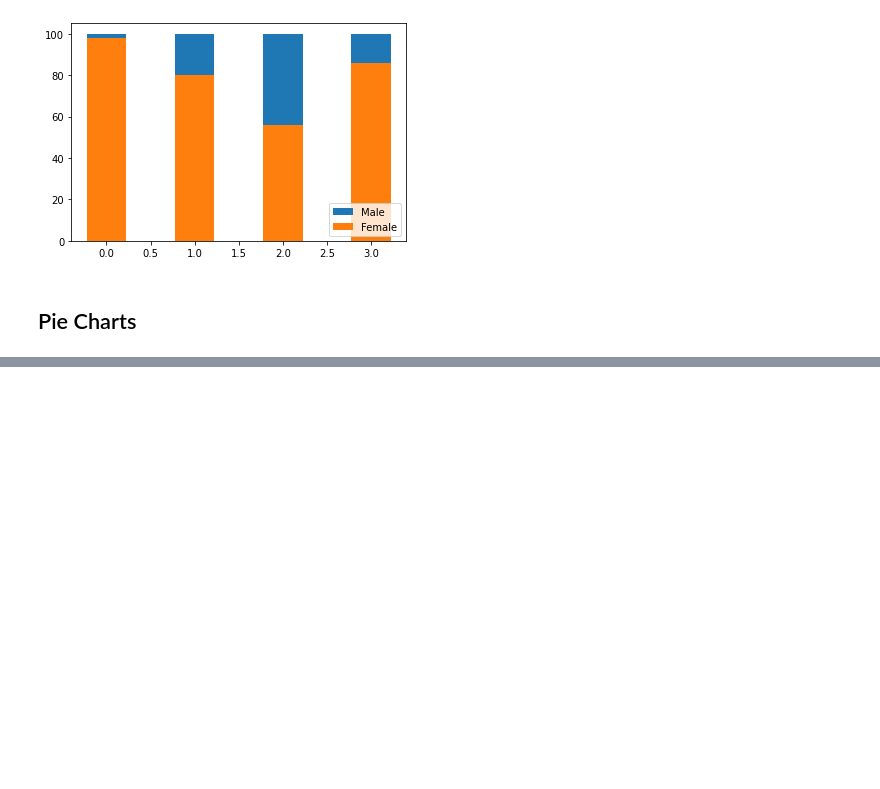
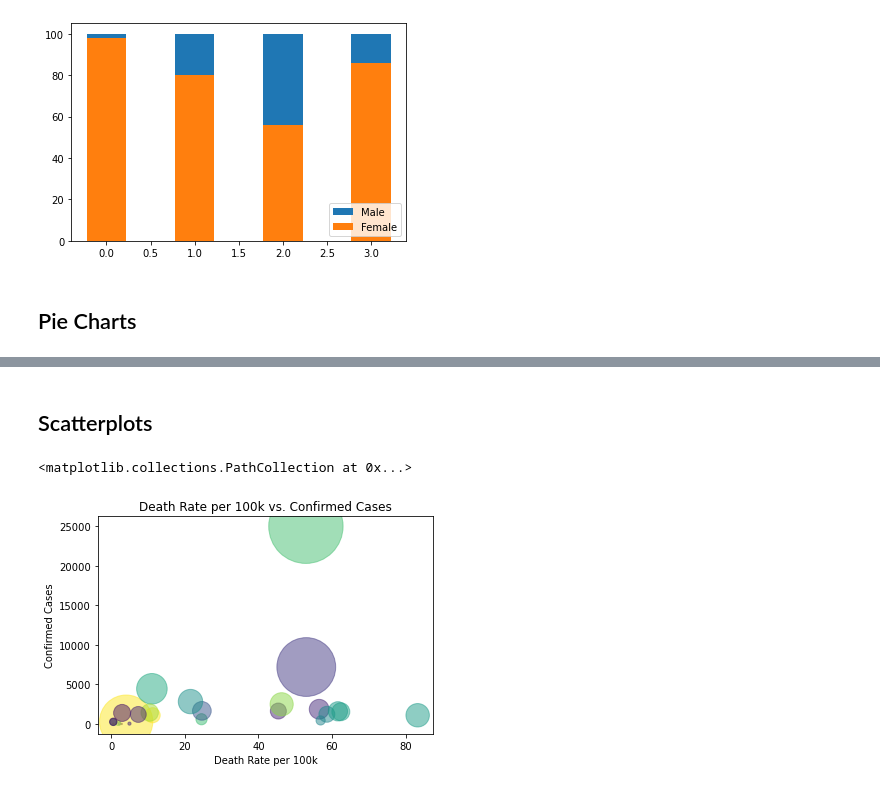
Before and after one commit to Lupercio421/udemy_python_bootcamp, a Jupyter notebook: section_47_matplotlib_tutorial/intro.ipynb, the cells around one changed output, grey strips where cells are left out. Cells and saved outputs as stored; diff of their text form; code cells hidden in the pictures; blank space fills up the shorter version.

```diff
--- a/section_47_matplotlib_tutorial/intro.ipynb
+++ b/section_47_matplotlib_tutorial/intro.ipynb
@@ -344,0 +421,33 @@ plt.legend(wedges, types, loc='right', bbox_to_anchor=(1, 0, 0.5, 1))
+# %% [markdown]
+## Scatterplots
+# %%
+# Country array
+cnt_arr = np.array(['Australia','Brazil','Canada','Chile','France','Germany','Greece',
+                   'Iceland','India','Iran','Italy','Mexico','New Zealand','Nigeria',
+                   'Norway','Pakistan','Peru','Russia','Saudi Arabia','Singapore',
+                   'South Africa','Spain','Sweden','Turkey','UK','US'])
+# Death rate per 100k Coronavirus
+dr_arr = np.array([1.8,53,24.5,56.5,45.4,11.2,2.2,
+                   2.8,4,24.6,58.6,46.3,.5,.5,
+                   4.9,2.9,83.3,11,10.4,.5,
+                   21.5,61.6,56.9,7.3,62.4,52.9])
+# Daily confirmed cases (Tests)
+test_arr = np.array([110,7197,600,1862,1636,1103,35,
+                   10,295,1658,1226,2490,8,243,
+                   48,1395,1101,4447,1443,280,
+                   2830,1602,447,1205,1546,24988])
+# Dot size Confirmed cases
+cc_arr = np.array([24236,3456652,125408,390037,256534,229706,7684,
+                   2035,2836925,350279,255278,537031,1654,50488,
+                   10162,290445,549321,935066,302686,56031,
+                   596060,370867,85411,253108,323008,5529824])
+cc_arr_sm = cc_arr / 1000
+color_arr = np.random.rand(26)
+
+plt.title('Death Rate per 100k vs. Confirmed Cases')
+plt.xlabel('Death Rate per 100k')
+plt.ylabel('Confirmed Cases')
+plt.scatter(dr_arr,test_arr,s=cc_arr_sm,c=color_arr,alpha=0.5)
+# %% [output]
+<matplotlib.collections.PathCollection at 0x...>
+[figure, added]
```
Also changed, not shown: parts of 10 cells of this notebook, 1 other file.
